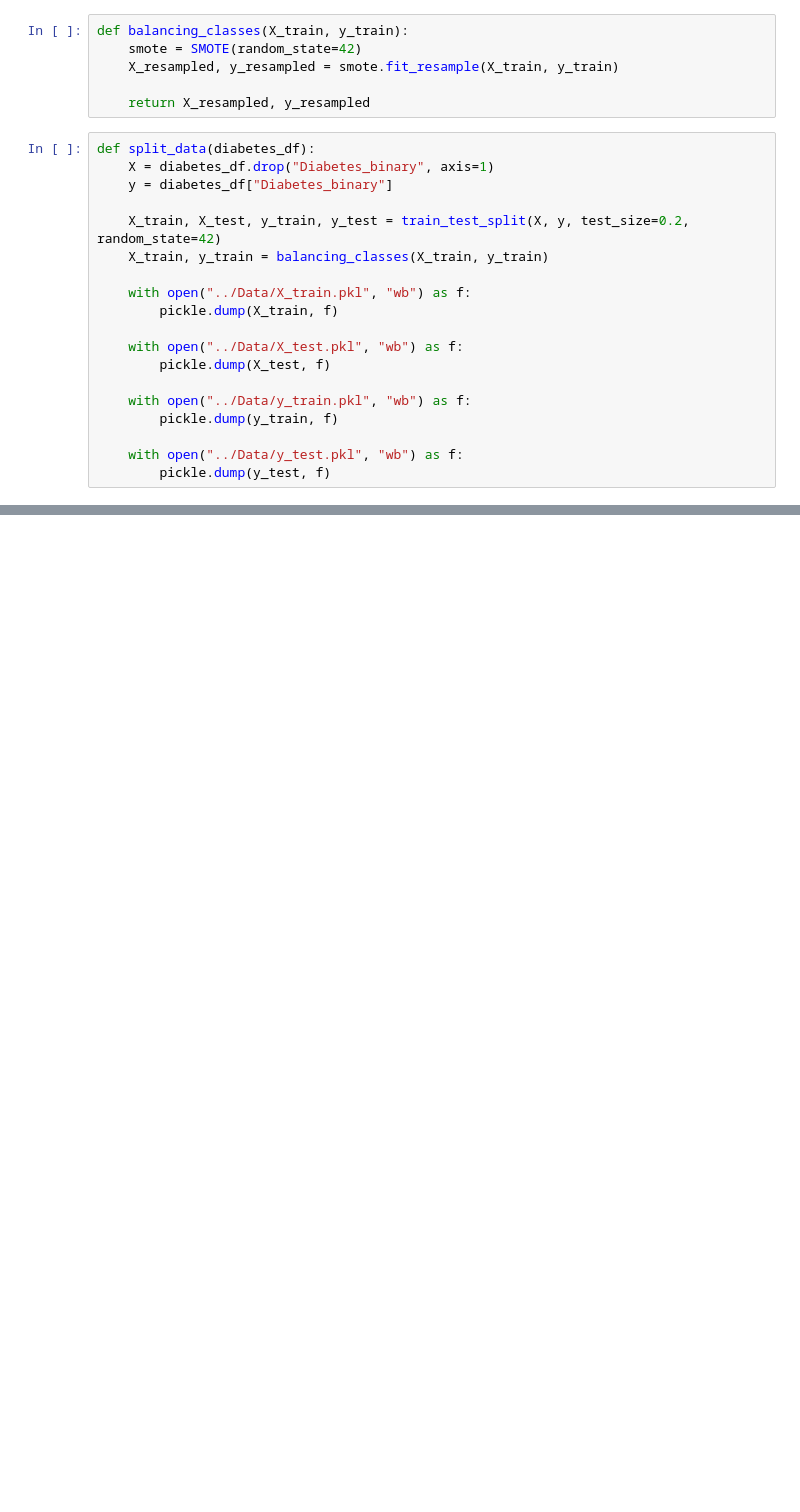
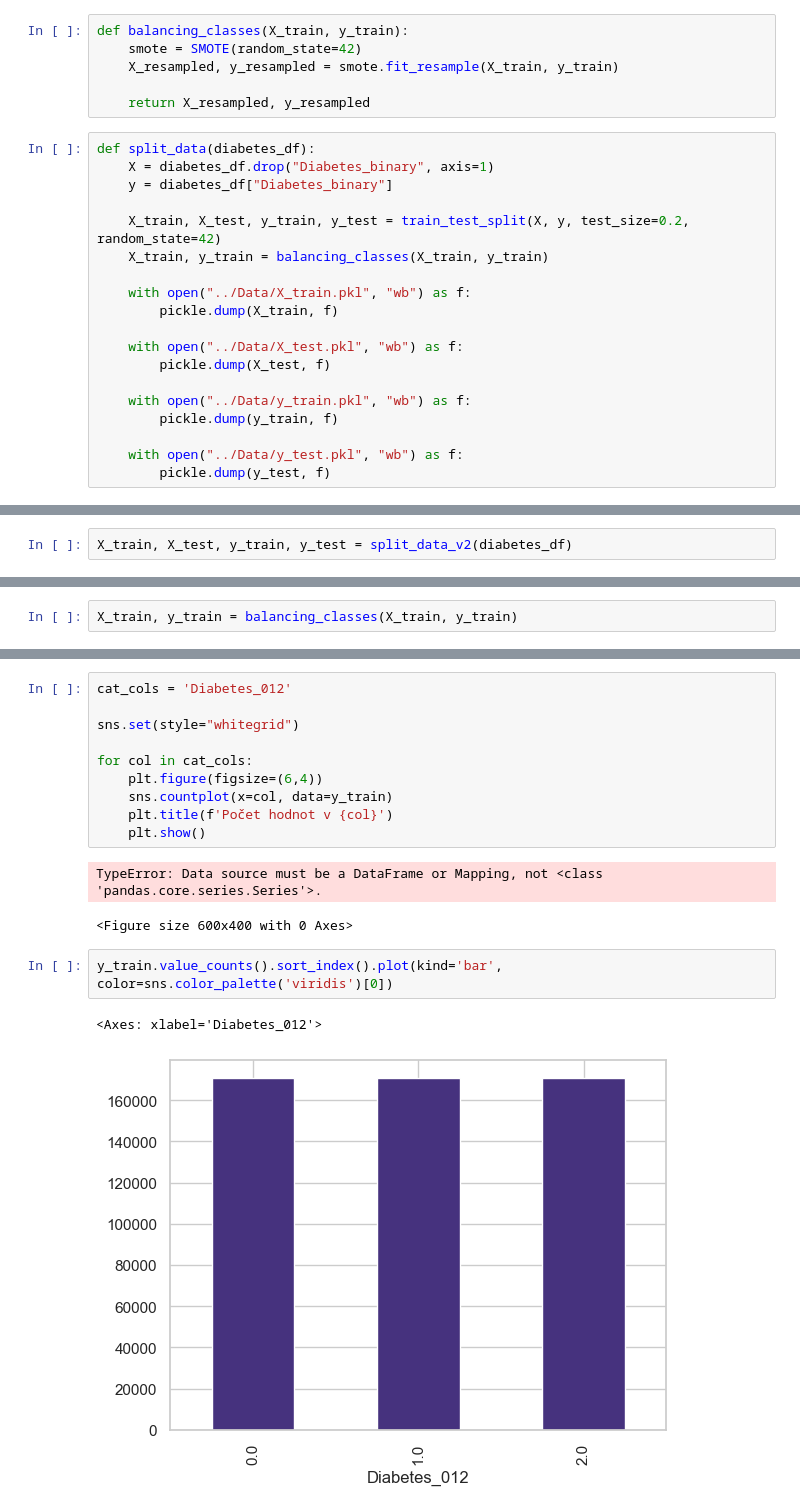
Before and after one commit to DavidILLX/diabetes_mlops, a Jupyter notebook: Model/preprocess.ipynb, the cells around one changed output, grey strips where cells are left out. Saved outputs shown, nothing was run; the diff lists cells and outputs as text; blank space fills up the shorter version.

```diff
--- a/Model/preprocess.ipynb
+++ b/Model/preprocess.ipynb
@@ -120,0 +136,2 @@ def split_data(diabetes_df):
+# %%
+X_train, X_test, y_train, y_test = split_data_v2(diabetes_df)
@@ -120,0 +144,2 @@ def split_data(diabetes_df):
+# %%
+X_train, y_train = balancing_classes(X_train, y_train)
@@ -120,0 +180,18 @@ def split_data(diabetes_df):
+# %%
+cat_cols = 'Diabetes_012'
+
+sns.set(style="whitegrid")
+
+for col in cat_cols:
+    plt.figure(figsize=(6,4))
+    sns.countplot(x=col, data=y_train)
+    plt.title(f'Počet hodnot v {col}')
+    plt.show()
+# %% [output]
+TypeError: Data source must be a DataFrame or Mapping, not <class 'pandas.core.series.Series'>.
+<Figure size 600x400 with 0 Axes>
+# %%
+y_train.value_counts().sort_index().plot(kind='bar', color=sns.color_palette('viridis')[0])
+# %% [output]
+<Axes: xlabel='Diabetes_012'>
+[figure, added]
```
Also changed, not shown: parts of 10 cells of this notebook, 10 other files.
